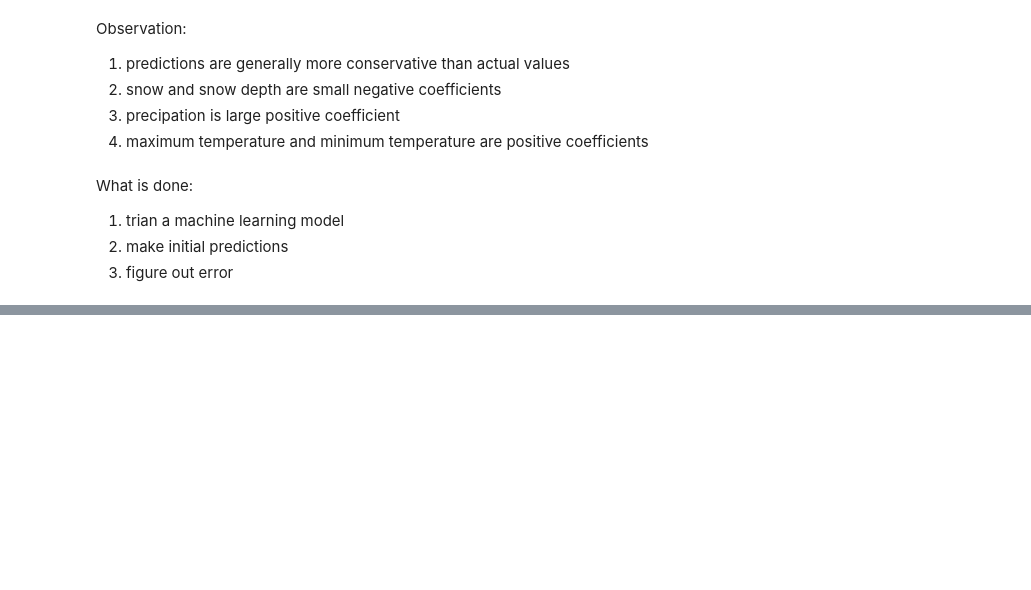
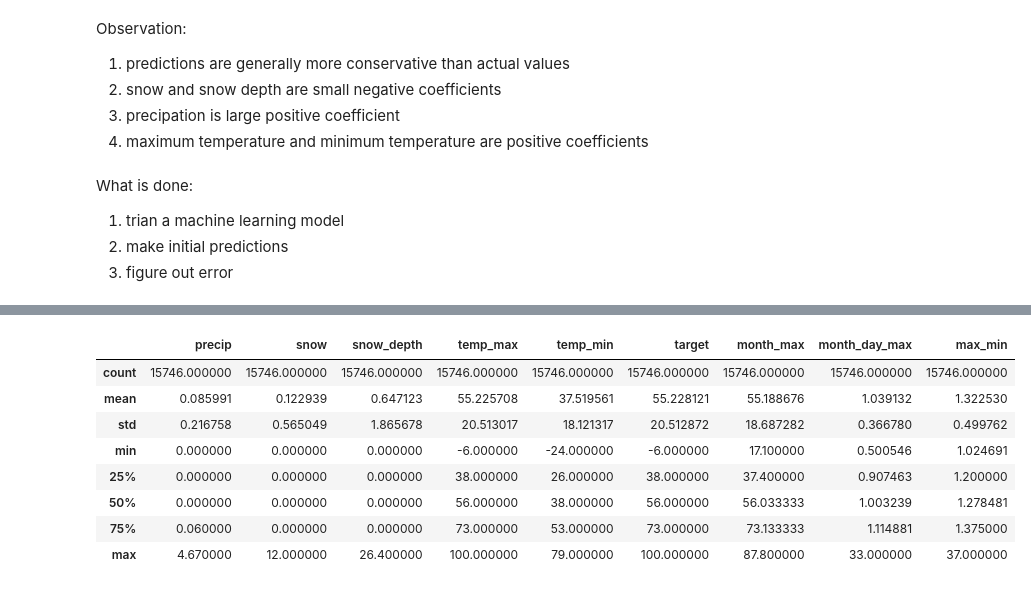
Before and after one commit to aaronwu001/Weather-Predictor, a Jupyter notebook: Weather Forecast.ipynb, the cells around one changed output, grey strips where cells are left out. Saved outputs shown, nothing was run; the diff lists cells and outputs as text; code cells hidden in the pictures; blank space fills up the shorter version.

```diff
--- a/Weather Forecast.ipynb
+++ b/Weather Forecast.ipynb
@@ -370,0 +419,12 @@ What is done:
+# %%
+core_weather.describe()
+# %% [output]
+|  | precip | snow | snow_depth | temp_max | temp_min | target | month_max | month_day_max | max_min |
+| count | 15746.000000 | 15746.000000 | 15746.000000 | 15746.000000 | 15746.000000 | 15746.000000 | 15746.000000 | 15746.000000 | 15746.000000 |
+| mean | 0.085991 | 0.122939 | 0.647123 | 55.225708 | 37.519561 | 55.228121 | 55.188676 | 1.039132 | 1.322530 |
+| std | 0.216758 | 0.565049 | 1.865678 | 20.513017 | 18.121317 | 20.512872 | 18.687282 | 0.366780 | 0.499762 |
+| min | 0.000000 | 0.000000 | 0.000000 | -6.000000 | -24.000000 | -6.000000 | 17.100000 | 0.500546 | 1.024691 |
+| 25% | 0.000000 | 0.000000 | 0.000000 | 38.000000 | 26.000000 | 38.000000 | 37.400000 | 0.907463 | 1.200000 |
+| 50% | 0.000000 | 0.000000 | 0.000000 | 56.000000 | 38.000000 | 56.000000 | 56.033333 | 1.003239 | 1.278481 |
+| 75% | 0.060000 | 0.000000 | 0.000000 | 73.000000 | 53.000000 | 73.000000 | 73.133333 | 1.114881 | 1.375000 |
+| max | 4.670000 | 12.000000 | 26.400000 | 100.000000 | 79.000000 | 100.000000 | 87.800000 | 33.000000 | 37.000000 |
```
Also changed, not shown: parts of 13 cells of this notebook.
